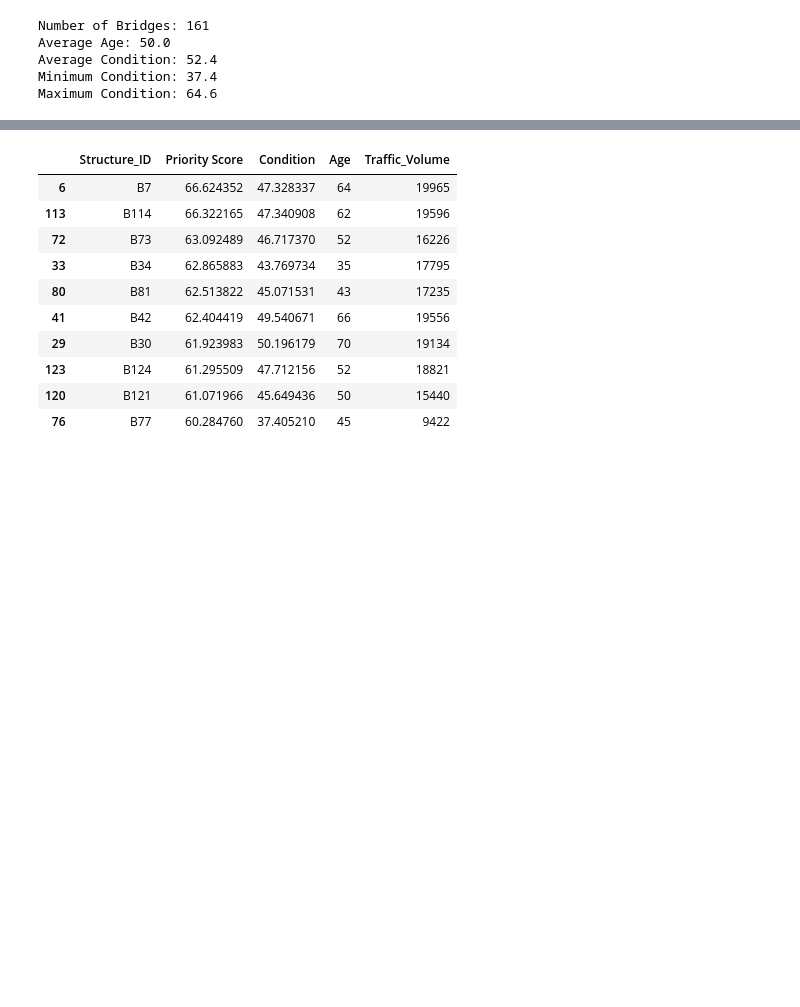
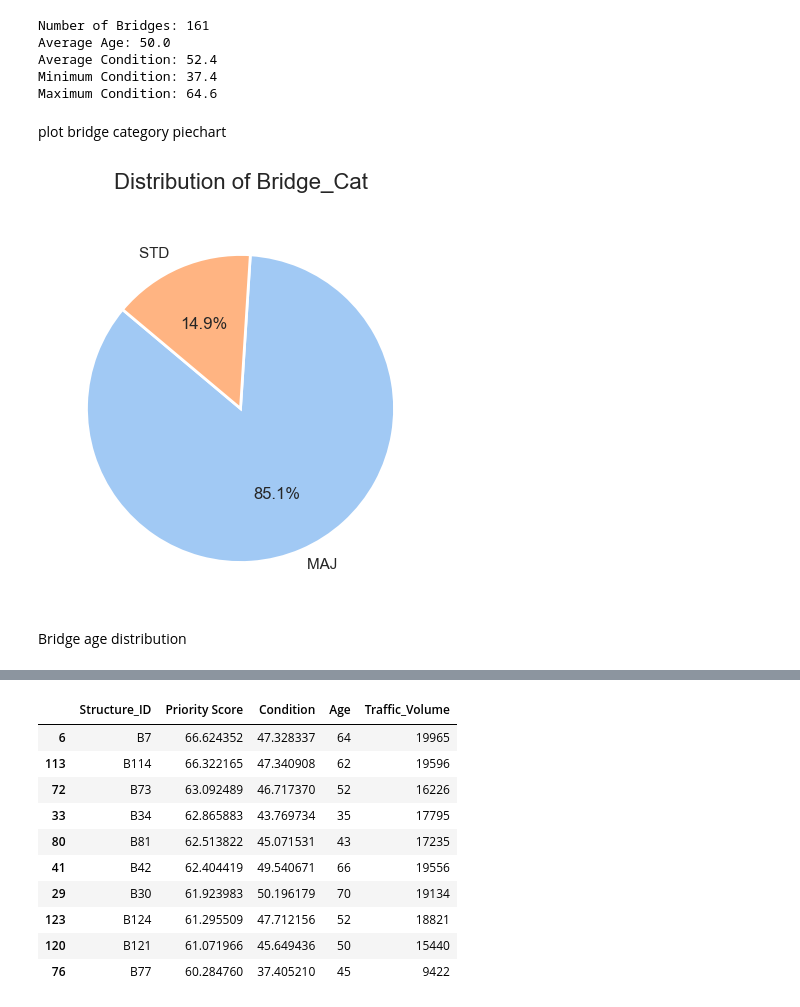
Before and after one commit to reza-chilli/Infrastructure-management-project, a Jupyter notebook: Analysis.ipynb, the cells around one changed output, grey strips where cells are left out. Cells and saved outputs as stored; diff of their text form; code cells hidden in the pictures; blank space fills up the shorter version.

```diff
--- a/Analysis.ipynb
+++ b/Analysis.ipynb
@@ -388,6 +415,35 @@ Average Age: 50.0
 Average Condition: 52.4
 Minimum Condition: 37.4
 Maximum Condition: 64.6
+# %% [markdown]
+plot bridge category piechart
+# %%
+data_counts = df_trim["Bridge_Cat"].value_counts()
+
+
+sns.set_theme(style="whitegrid")
+colors = sns.color_palette('pastel')[0:len(data_counts)]
+
+
+plt.figure(figsize=(5, 5))
+plt.pie(
+    data_counts,
+    labels=data_counts.index,
+    autopct='%1.1f%%',
+    startangle=140,
+    colors=colors,
+    wedgeprops={'edgecolor': 'white', 'linewidth': 2}
+)
+
+# ۵. افزودن عنوان
+plt.title(f'Distribution of {"Bridge_Cat"}', fontsize=16, pad=20)
+
+# نمایش نمودار
+plt.show()
+# %% [output]
+[figure, added]
+# %% [markdown]
+Bridge age distribution
 # %%
 plt.figure(figsize=(8,5))
 df_trim["Age"].hist(bins=20)
```
Also changed, not shown: parts of 14 cells of this notebook.
